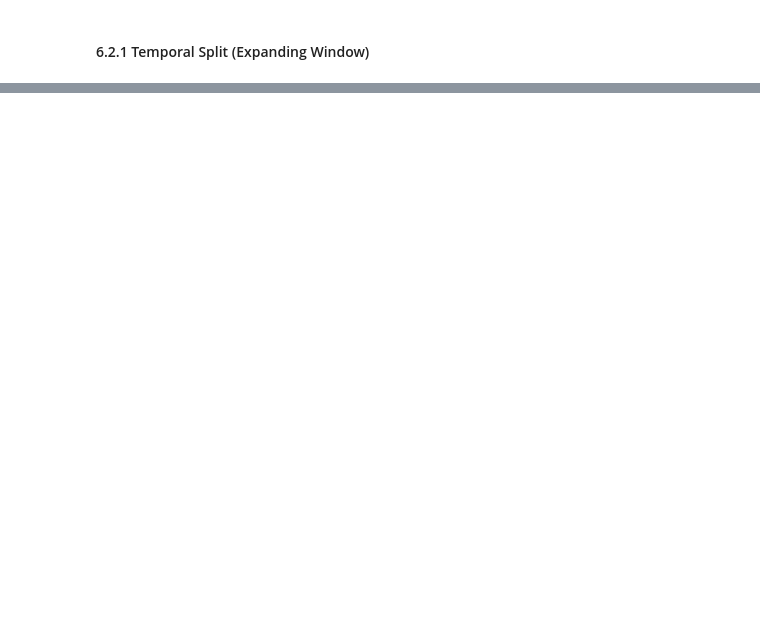
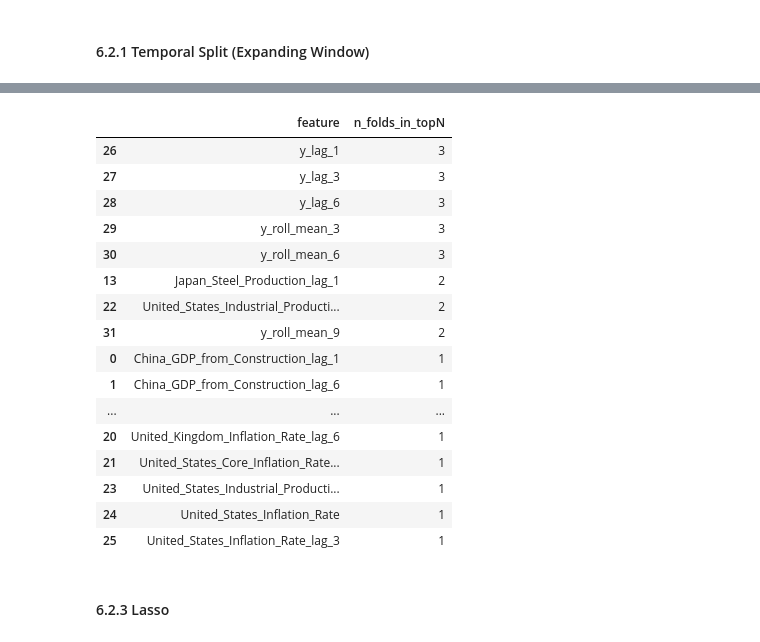
Before and after one commit to Alanog10/Siemens, a Jupyter notebook: Reconciliation.ipynb, the cells around one changed output, grey strips where cells are left out. Cells and saved outputs as stored; diff of their text form; code cells hidden in the pictures; blank space fills up the shorter version.

Commit message:
feature selection

```diff
--- a/Reconciliation.ipynb
+++ b/Reconciliation.ipynb
@@ -1479,4 +1483,9 @@ Subsegment:
 ## 6. ML Aproach
 # %% [markdown]
 ### 6.1. Feature Engineering
+# %%
+df = df_subseg.copy()
+
+cols_to_drop = ['Biz_Desc', 'Business_Unit', 'Segment', 'Subsegment', 'Date', 'Orders']
+df = df.drop(columns=[c for c in cols_to_drop if c in df.columns])
 # %%
@@ -1491,18 +1498,18 @@ df = df.sort_values(['unique_id', 'Period'])
 # %% [markdown]
 #### 6.1.1 Lags
 # %%
-lags = [1, 3, 6, 12]
+lags = [1, 3, 6, 9]
 
 for lag in lags:
     df[f'y_lag_{lag}'] = df.groupby('unique_id')['y'].shift(lag)
 # %% [markdown]
 #### 6.1.2 Roling Features
 # %%
-windows = [3, 6]
+windows = [3, 6, 9]
 
 for w in windows:
     df[f'y_roll_mean_{w}'] = df.groupby('unique_id')['y'].shift(1).rolling(w).mean()
-    df[f'y_roll_std_{w}'] = df.groupby('unique_id')['y'].shift(1).rolling(w).std()
+    #df[f'y_roll_std_{w}'] = df.groupby('unique_id')['y'].shift(1).rolling(w).std()
 # %% [markdown]
 #### 6.1.3 Time Features
 # %%
@@ -1511,12 +1518,13 @@ df['month'] = df['Period'] % 12
 # %% [markdown]
 #### 6.1.4 Macro Features
 # %%
-macro_cols = [col for col in df.columns if col not in ['unique_id', 'Period', 'y']]
+numeric_cols = df.select_dtypes(include=[np.number]).columns.tolist()
+macro_cols = [col for col in numeric_cols if col not in ['unique_id', 'Period', 'y']]
 
-macro_lags = [1, 3]
+macro_lags = [1, 3, 6]
 
 for col in macro_cols:
-    if col.startswith('y_') or col in ['time_idx', 'month', 'month_sin', 'month_cos']:
+    if col.startswith('y_') or col in ['time_idx', 'month']:
         continue
 
     for lag in macro_lags:
@@ -1600,0 +1664,31 @@ np.int64(0)
+# %%
+all_top_features = pd.concat(fold_top_features, ignore_index=True)
+feature_frequency = (
+    all_top_features
+    .groupby('feature')
+    .size()
+    .reset_index(name='n_folds_in_topN')
+    .sort_values(['n_folds_in_topN', 'feature'], ascending=[False, True])
+)
+
+feature_frequency
+# %% [output]
+|  | feature | n_folds_in_topN |
+| 26 | y_lag_1 | 3 |
+| 27 | y_lag_3 | 3 |
+| 28 | y_lag_6 | 3 |
+| 29 | y_roll_mean_3 | 3 |
+| 30 | y_roll_mean_6 | 3 |
+| 13 | Japan_Steel_Production_lag_1 | 2 |
+| 22 | United_States_Industrial_Producti... | 2 |
+| 31 | y_roll_mean_9 | 2 |
+| 0 | China_GDP_from_Construction_lag_1 | 1 |
+| 1 | China_GDP_from_Construction_lag_6 | 1 |
+| ... | ... | ... |
+| 20 | United_Kingdom_Inflation_Rate_lag_6 | 1 |
+| 21 | United_States_Core_Inflation_Rate... | 1 |
+| 23 | United_States_Industrial_Producti... | 1 |
+| 24 | United_States_Inflation_Rate | 1 |
+| 25 | United_States_Inflation_Rate_lag_3 | 1 |
+# %% [markdown]
+#### 6.2.3 Lasso
```
Also changed, not shown: parts of 23 cells of this notebook.
